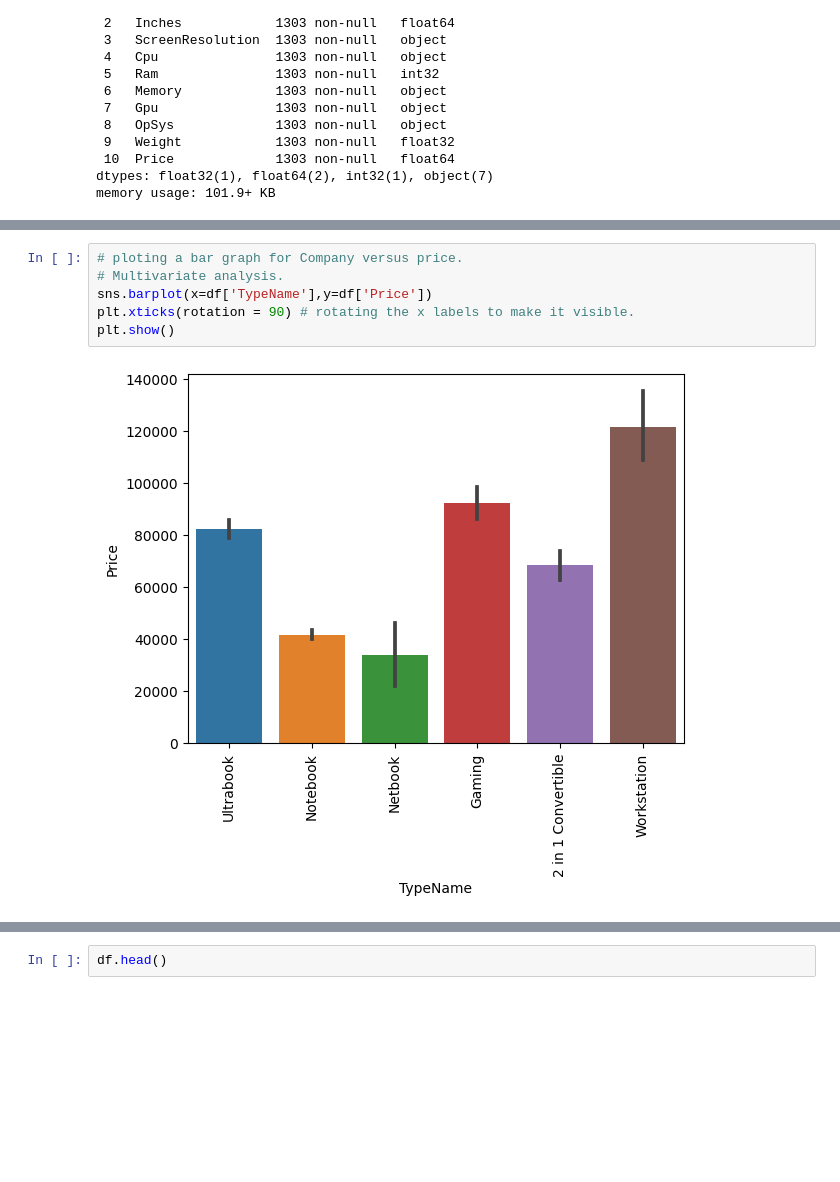
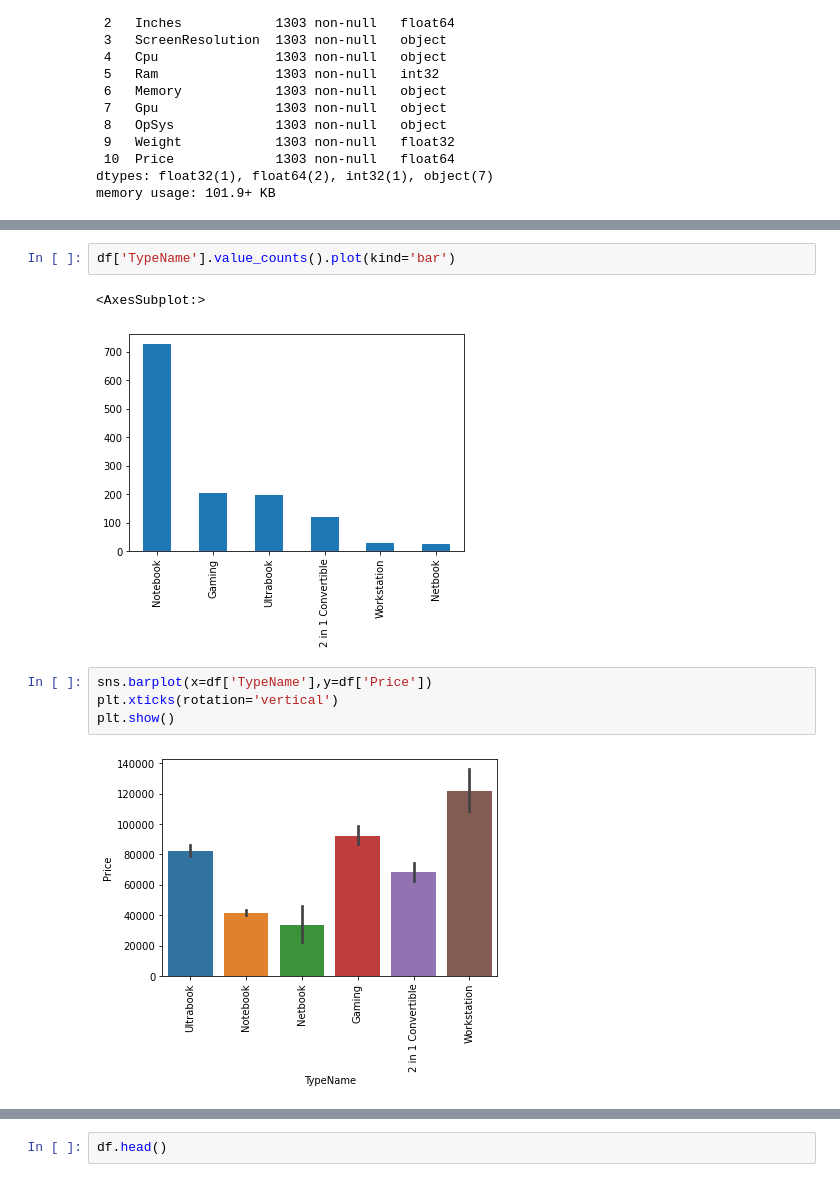
Before and after one commit to Code-KVD/laptopPricePredictor, a Jupyter notebook: script.ipynb, the cells around one changed output, grey strips where cells are left out. Drawn from its saved outputs; the diff is of its cells as text; blank space fills up the shorter version.

```diff
--- a/script.ipynb
+++ b/script.ipynb
@@ -148,9 +127,12 @@ typeCount.plot(kind='bar')
+# %%
+df['TypeName'].value_counts().plot(kind='bar')
+# %% [output]
+<AxesSubplot:>
+[figure, added]
 # %%
-# ploting a bar graph for Company versus price.
-# Multivariate analysis.
 sns.barplot(x=df['TypeName'],y=df['Price'])
-plt.xticks(rotation = 90) # rotating the x labels to make it visible.
+plt.xticks(rotation='vertical')
 plt.show()
 # %% [output]
-[figure, old version]
+[figure, new version]
 # %%
```
Also changed, not shown: parts of 139 cells of this notebook.
